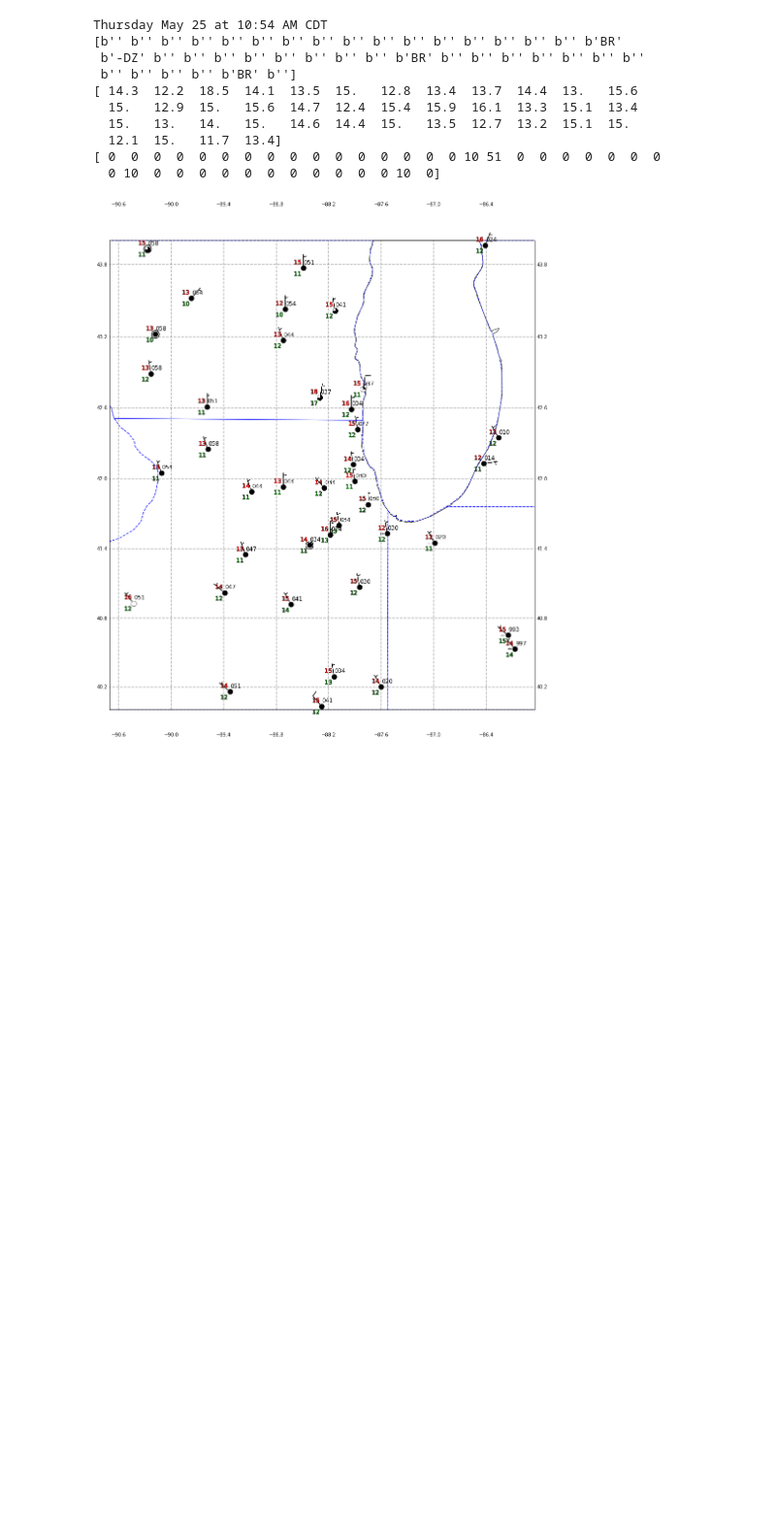
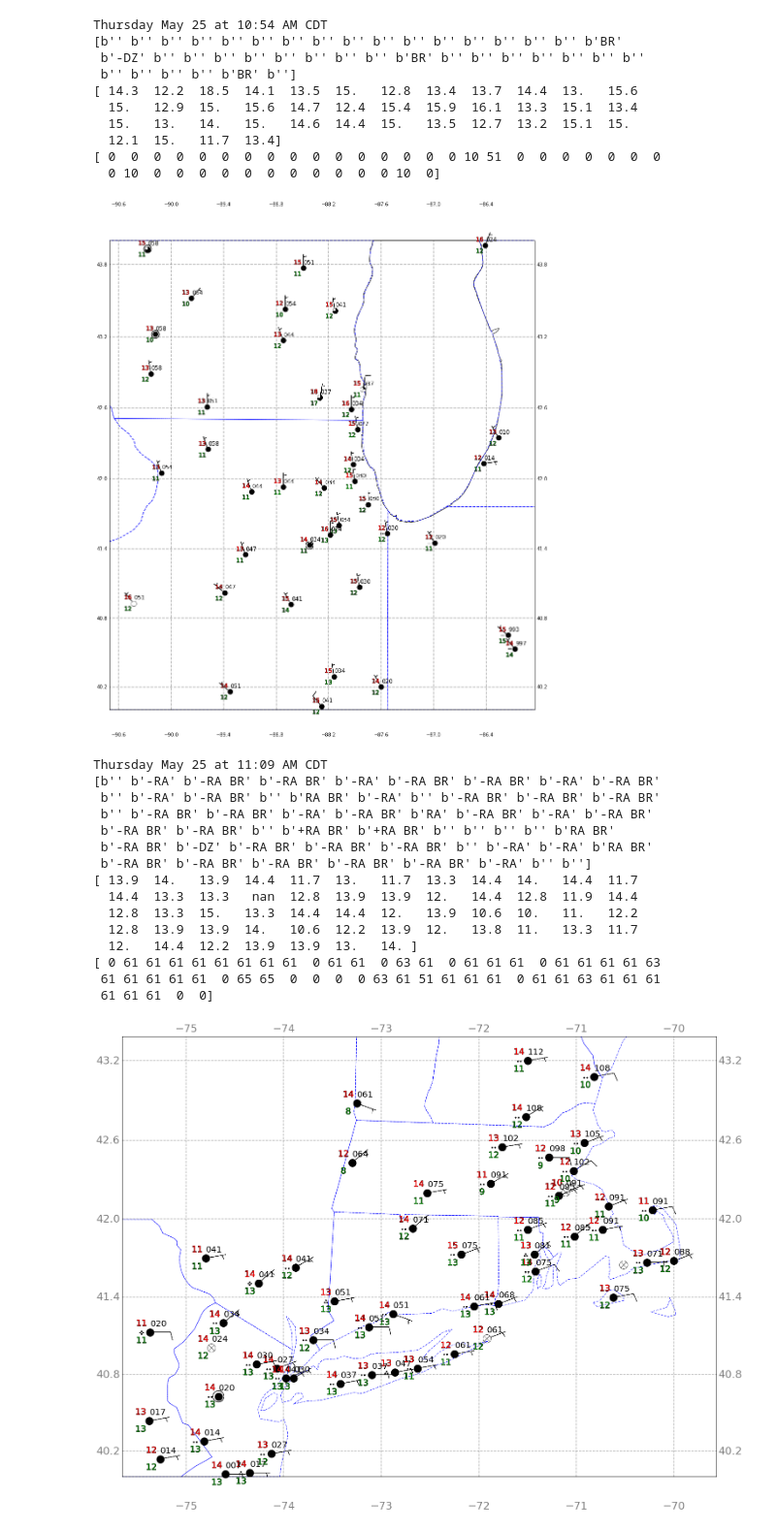
Before and after one commit to EVS-ATMOS/precip_change, a Jupyter notebook: notebooks/Using Siphon and MetPy.ipynb, the cells around one changed output. Shown at 97% size. Saved outputs shown, nothing was run; the diff lists cells and outputs as text; code cells hidden in the pictures; blank space fills up the shorter version.

```diff
--- a/notebooks/Using Siphon and MetPy.ipynb
+++ b/notebooks/Using Siphon and MetPy.ipynb
@@ -171,7 +171,7 @@ def radar_plus_obs(bb, my_datetime,
     # Make the station plot
     stationplot = StationPlot(ax, sfc_data['longitude'], sfc_data['latitude'],
                               transform=cartopy.crs.PlateCarree(),
-                              fontsize=12)
+                              fontsize=20)
     station_layout.plot(stationplot, sfc_data)
 
     return ax
@@ -217,3 +217,42 @@ Thursday May 25 at 10:54 AM CDT
 [ 0  0  0  0  0  0  0  0  0  0  0  0  0  0  0  0 10 51  0  0  0  0  0  0  0
   0 10  0  0  0  0  0  0  0  0  0  0  0 10  0]
 [figure]
+# %%
+#boston 42.3601° N, 71.0589° W
+dt = datetime.utcnow()
+bb={'west':-75.5, 'east':-70.0,'north':44, 'south':40}
+figsize=[30,20]
+
+coast = cartopy.feature.NaturalEarthFeature(category='physical', scale='10m',
+                            facecolor='none', name='lakes')
+
+state_borders = cartopy.feature.NaturalEarthFeature(category='cultural',
+    name='admin_1_states_provinces_lakes', scale='50m', facecolor='none')
+
+ax = radar_plus_obs(bb, dt, station_radius=1000., station_layout=layout,
+               figsize=figsize, timezone = None)
+ax.add_feature(coast, facecolor='none', edgecolor='black')
+ax.add_feature(cartopy.feature.BORDERS)
+ax.add_feature(state_borders, linestyle="--", edgecolor='blue')
+gl = ax.gridlines( draw_labels=True,
+                  linewidth=2, color='gray',
+                  alpha=0.5, linestyle='--')
+gl.xlabel_style = {'size': 25, 'color': 'gray'}
+gl.ylabel_style = {'size': 25, 'color': 'gray'}
+# %% [output]
+Thursday May 25 at 11:09 AM CDT
+[b'' b'-RA' b'-RA BR' b'-RA BR' b'-RA' b'-RA BR' b'-RA BR' b'-RA' b'-RA BR'
+ b'' b'-RA' b'-RA BR' b'' b'RA BR' b'-RA' b'' b'-RA BR' b'-RA BR' b'-RA BR'
+ b'' b'-RA BR' b'-RA BR' b'-RA' b'-RA BR' b'RA' b'-RA BR' b'-RA' b'-RA BR'
+ b'-RA BR' b'-RA BR' b'' b'+RA BR' b'+RA BR' b'' b'' b'' b'' b'RA BR'
+ b'-RA BR' b'-DZ' b'-RA BR' b'-RA BR' b'-RA BR' b'' b'-RA' b'-RA' b'RA BR'
+ b'-RA BR' b'-RA BR' b'-RA BR' b'-RA BR' b'-RA BR' b'-RA' b'' b'']
+[ 13.9  14.   13.9  14.4  11.7  13.   11.7  13.3  14.4  14.   14.4  11.7
+  14.4  13.3  13.3   nan  12.8  13.9  13.9  12.   14.4  12.8  11.9  14.4
+  12.8  13.3  15.   13.3  14.4  14.4  12.   13.9  10.6  10.   11.   12.2
+  12.8  13.9  13.9  14.   10.6  12.2  13.9  12.   13.8  11.   13.3  11.7
+  12.   14.4  12.2  13.9  13.9  13.   14. ]
+[ 0 61 61 61 61 61 61 61 61  0 61 61  0 63 61  0 61 61 61  0 61 61 61 61 63
+ 61 61 61 61 61  0 65 65  0  0  0  0 63 61 51 61 61 61  0 61 61 63 61 61 61
+ 61 61 61  0  0]
+[figure, added]
```
